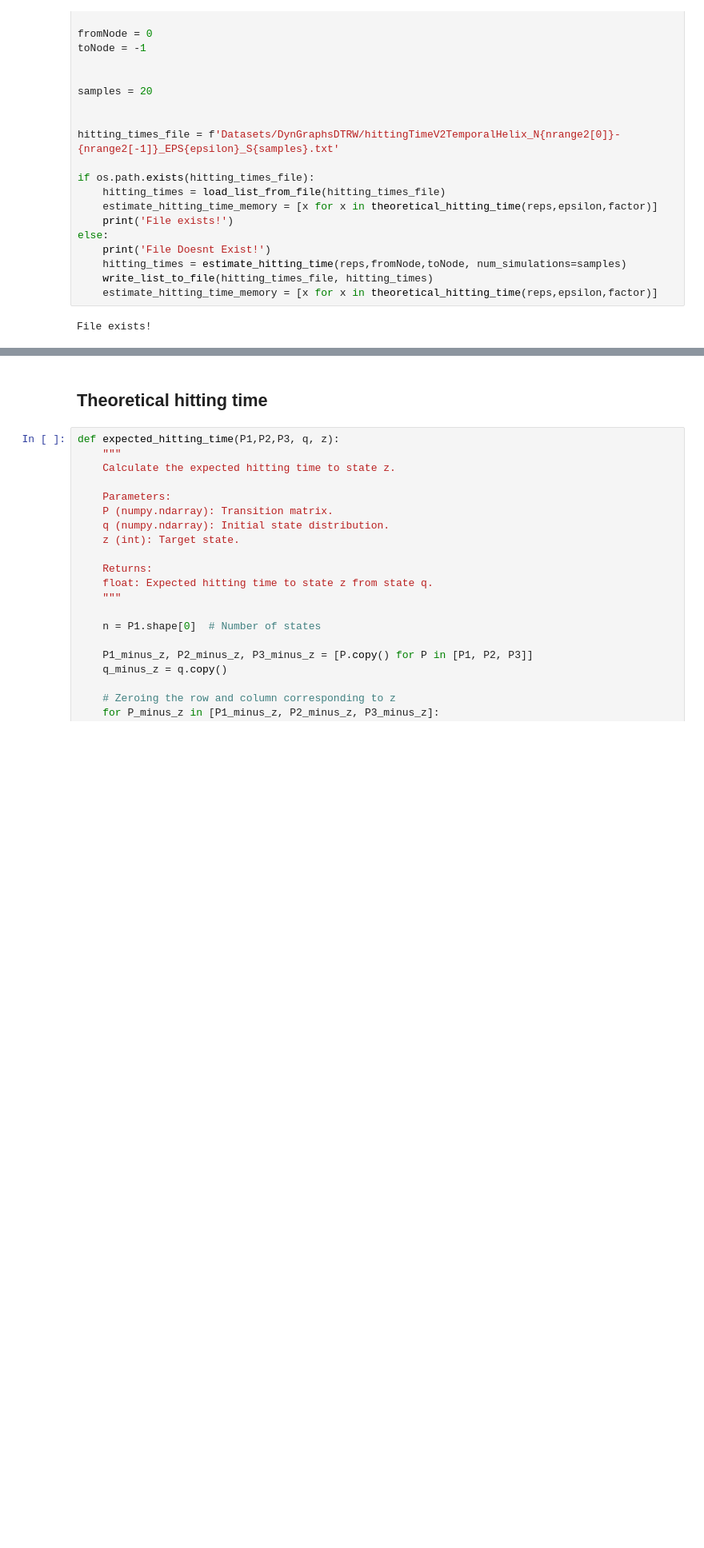
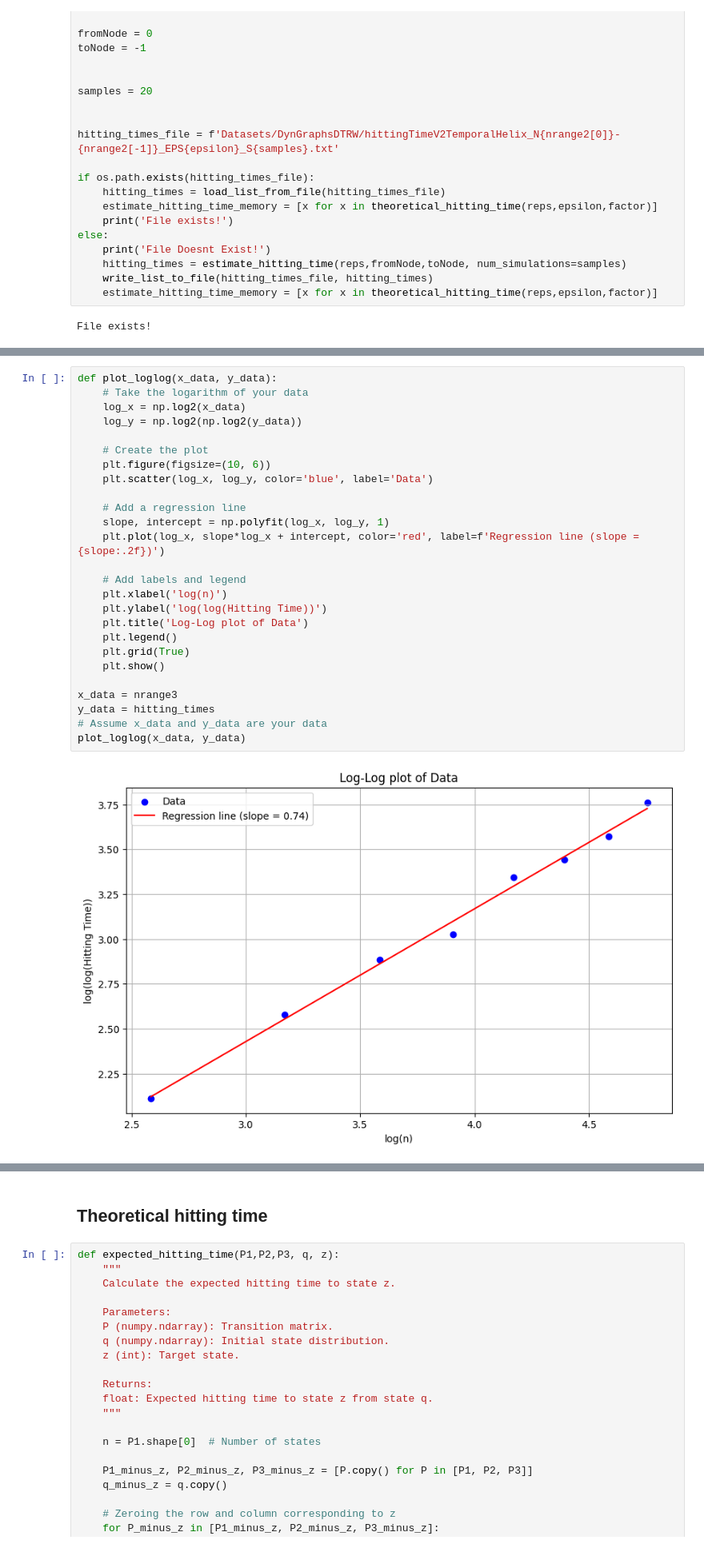
Before and after one commit to JaimePSantos/DynamicRandomWalks, a Jupyter notebook: HT-Dyn_TemporalHelix.ipynb, the cells around one changed output, grey strips where cells are left out. Shown: that part at 80% size. Cells and saved outputs as stored; diff of their text form; blank space fills up the shorter version.

```diff
--- a/HT-Dyn_TemporalHelix.ipynb
+++ b/HT-Dyn_TemporalHelix.ipynb
@@ -203,0 +252,28 @@ plot_qwak(x_value_matrix = [list(nrange3),list(nrange3)] , y_value_matrix = [hit
+# %%
+def plot_loglog(x_data, y_data):
+    # Take the logarithm of your data
+    log_x = np.log2(x_data)
+    log_y = np.log2(np.log2(y_data))
+
+    # Create the plot
+    plt.figure(figsize=(10, 6))
+    plt.scatter(log_x, log_y, color='blue', label='Data')
+
+    # Add a regression line
+    slope, intercept = np.polyfit(log_x, log_y, 1)
+    plt.plot(log_x, slope*log_x + intercept, color='red', label=f'Regression line (slope = {slope:.2f})')
+
+    # Add labels and legend
+    plt.xlabel('log(n)')
+    plt.ylabel('log(log(Hitting Time))')
+    plt.title('Log-Log plot of Data')
+    plt.legend()
+    plt.grid(True)
+    plt.show()
+
+x_data = nrange3
+y_data = hitting_times
+# Assume x_data and y_data are your data
+plot_loglog(x_data, y_data)
+# %% [output]
+[figure, added]
```
Also changed, not shown: parts of 6 cells of this notebook, 1 other file.
